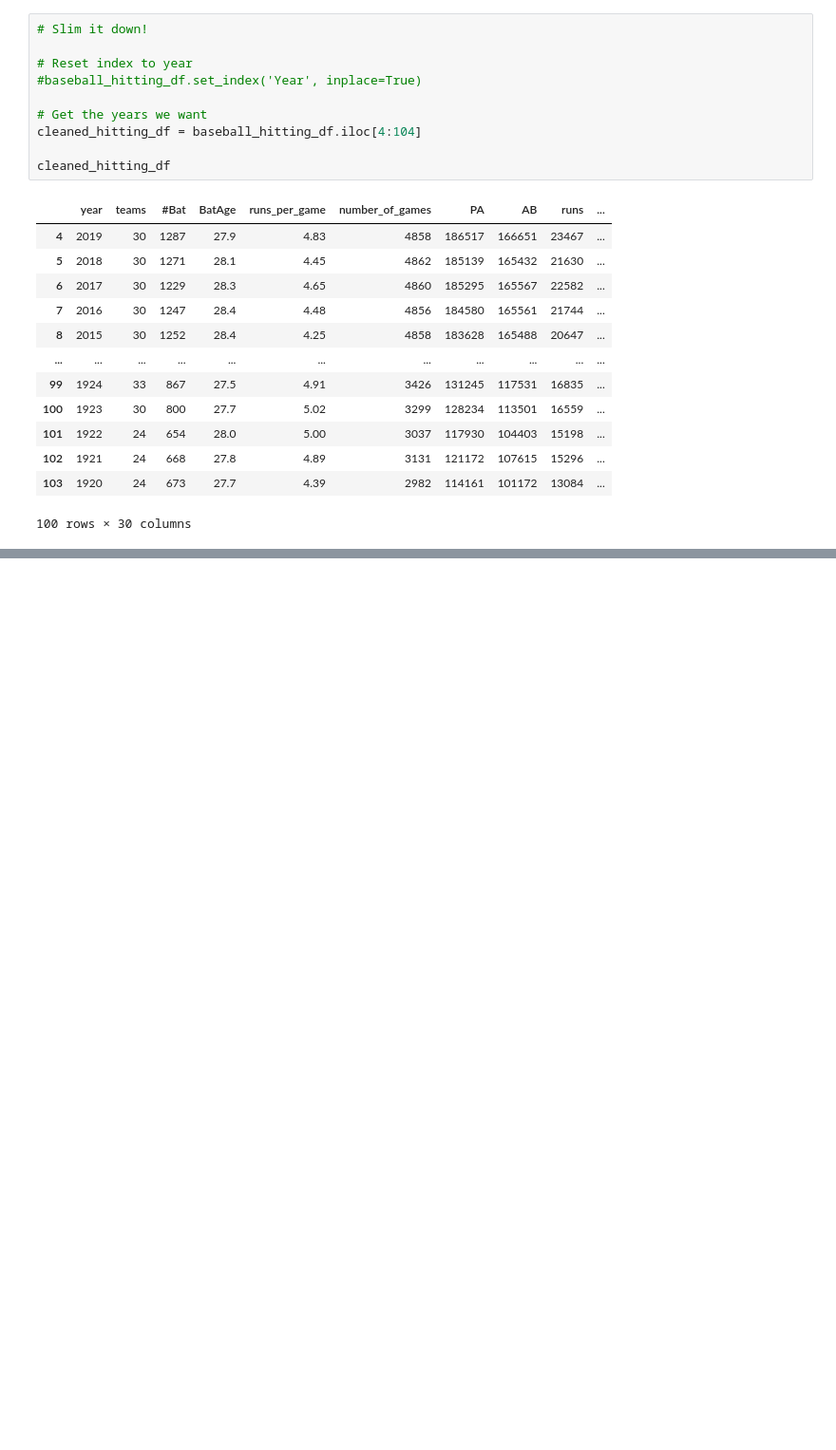
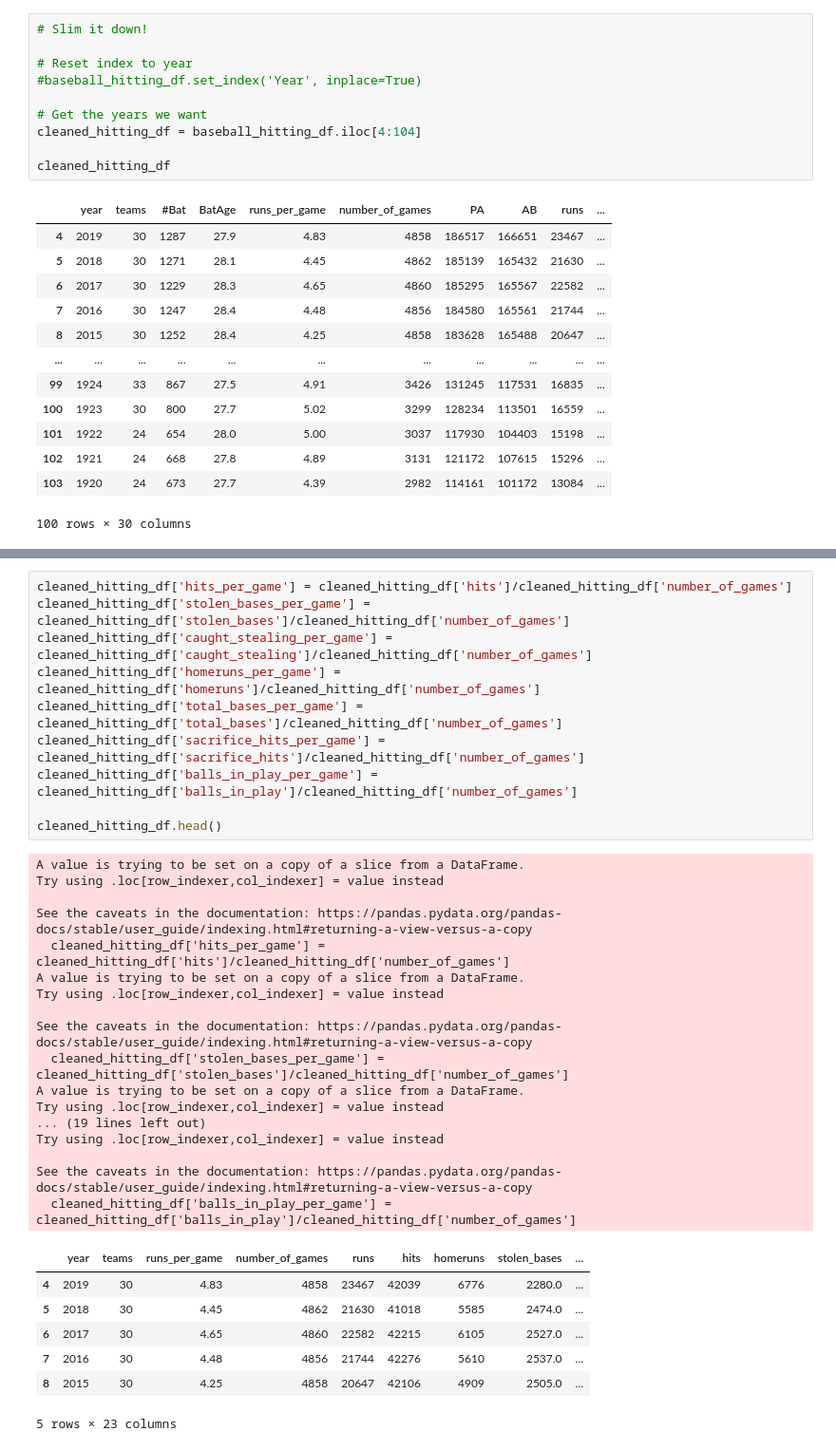
Before and after one commit to digital-buddha42/Baseball-Run-Correlations, a Jupyter notebook: Baseball Project.ipynb, the cells around one changed output, grey strips where cells are left out. Shown at 95% size. Drawn from its saved outputs; the diff is of its cells as text; blank space fills up the shorter version.

```diff
--- a/Baseball Project.ipynb
+++ b/Baseball Project.ipynb
@@ -99,0 +105,35 @@ KeyError: "['Year', 'Teams'] not in index"
+# %%
+cleaned_hitting_df['hits_per_game'] = cleaned_hitting_df['hits']/cleaned_hitting_df['number_of_games']
+cleaned_hitting_df['stolen_bases_per_game'] = cleaned_hitting_df['stolen_bases']/cleaned_hitting_df['number_of_games']
+cleaned_hitting_df['caught_stealing_per_game'] = cleaned_hitting_df['caught_stealing']/cleaned_hitting_df['number_of_games']
+cleaned_hitting_df['homeruns_per_game'] = cleaned_hitting_df['homeruns']/cleaned_hitting_df['number_of_games']
+cleaned_hitting_df['total_bases_per_game'] = cleaned_hitting_df['total_bases']/cleaned_hitting_df['number_of_games']
+cleaned_hitting_df['sacrifice_hits_per_game'] = cleaned_hitting_df['sacrifice_hits']/cleaned_hitting_df['number_of_games']
+cleaned_hitting_df['balls_in_play_per_game'] = cleaned_hitting_df['balls_in_play']/cleaned_hitting_df['number_of_games']
+
+cleaned_hitting_df.head()
+# %% [output]
+A value is trying to be set on a copy of a slice from a DataFrame.
+Try using .loc[row_indexer,col_indexer] = value instead
+
+See the caveats in the documentation: https://pandas.pydata.org/pandas-docs/stable/user_guide/indexing.html#returning-a-view-versus-a-copy
+  cleaned_hitting_df['hits_per_game'] = cleaned_hitting_df['hits']/cleaned_hitting_df['number_of_games']
+A value is trying to be set on a copy of a slice from a DataFrame.
+Try using .loc[row_indexer,col_indexer] = value instead
+
+See the caveats in the documentation: https://pandas.pydata.org/pandas-docs/stable/user_guide/indexing.html#returning-a-view-versus-a-copy
+  cleaned_hitting_df['stolen_bases_per_game'] = cleaned_hitting_df['stolen_bases']/cleaned_hitting_df['number_of_games']
+A value is trying to be set on a copy of a slice from a DataFrame.
+Try using .loc[row_indexer,col_indexer] = value instead
+... (19 lines left out)
+Try using .loc[row_indexer,col_indexer] = value instead
+
+See the caveats in the documentation: https://pandas.pydata.org/pandas-docs/stable/user_guide/indexing.html#returning-a-view-versus-a-copy
+  cleaned_hitting_df['balls_in_play_per_game'] = cleaned_hitting_df['balls_in_play']/cleaned_hitting_df['number_of_games']
+|  | year | teams | runs_per_game | number_of_games | runs | hits | homeruns | stolen_bases | ... |
+| 4 | 2019 | 30 | 4.83 | 4858 | 23467 | 42039 | 6776 | 2280.0 | ... |
+| 5 | 2018 | 30 | 4.45 | 4862 | 21630 | 41018 | 5585 | 2474.0 | ... |
+| 6 | 2017 | 30 | 4.65 | 4860 | 22582 | 42215 | 6105 | 2527.0 | ... |
+| 7 | 2016 | 30 | 4.48 | 4856 | 21744 | 42276 | 5610 | 2537.0 | ... |
+| 8 | 2015 | 30 | 4.25 | 4858 | 20647 | 42106 | 4909 | 2505.0 | ... |
+5 rows × 23 columns
```
Also changed, not shown: parts of 2 cells of this notebook.
